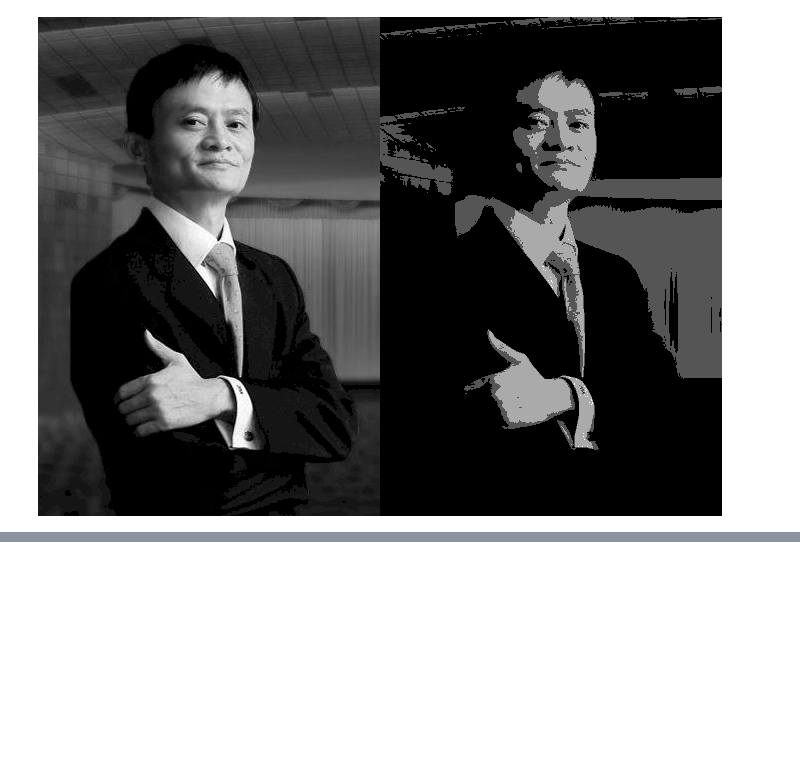
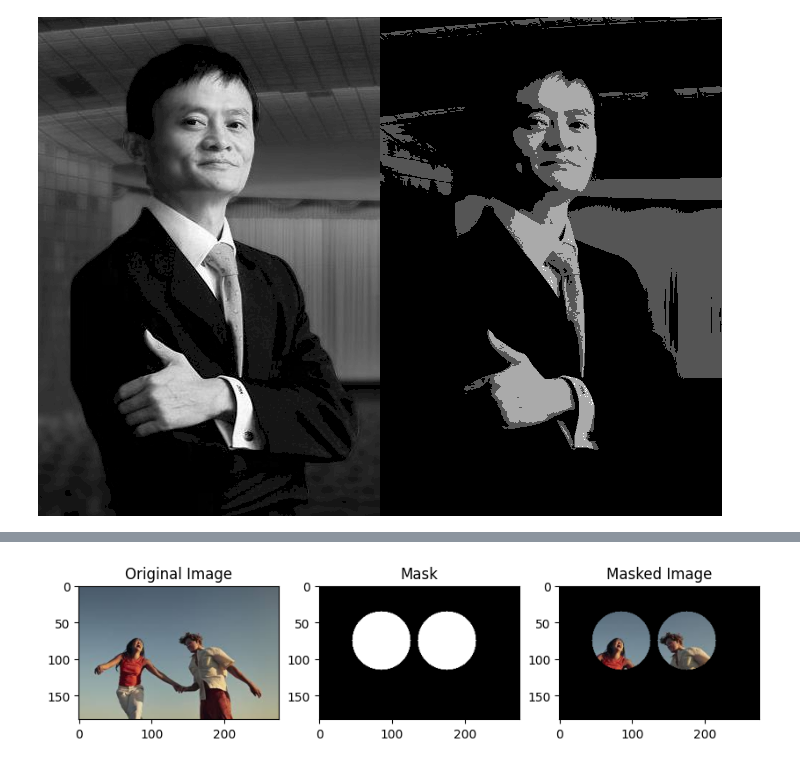
Before and after one commit to RayhanPradana/PCVK_Rayhan-Pradana, a Jupyter notebook: PCVK_Modul_5_Rayhan_Pradana.ipynb, the cells around one changed output, grey strips where cells are left out. Drawn from its saved outputs; the diff is of its cells as text; code cells hidden in the pictures; blank space fills up the shorter version.

```diff
--- a/PCVK_Modul_5_Rayhan_Pradana.ipynb
+++ b/PCVK_Modul_5_Rayhan_Pradana.ipynb
@@ -128,0 +116,31 @@ Hasil PSNR untuk setiap jumlah citra yang di-average: [28.14428614276236, 27.592
+# %%
+image = cv2.imread('/content/drive/MyDrive/Bahan PCVK/couple.jpg')
+
+image_rgb = cv2.cvtColor(image, cv2.COLOR_BGR2RGB)
+
+mask1 = np.zeros(image_rgb.shape[:2], dtype="uint8")
+cv2.circle(mask1, (85, 75), 40, 255, -1)  # Posisi di wajah orang kiri
+
+mask2 = np.zeros(image_rgb.shape[:2], dtype="uint8")
+cv2.circle(mask2, (175, 75), 40, 255, -1)  # Posisi di wajah orang kanan
+
+combined_mask = cv2.bitwise_or(mask1, mask2)
+
+masked_image = cv2.bitwise_and(image_rgb, image_rgb, mask=combined_mask)
+
+plt.figure(figsize=(10, 4))
+
+plt.subplot(1, 3, 1)
+plt.imshow(image_rgb)
+plt.title('Original Image')
+
+plt.subplot(1, 3, 2)
+plt.imshow(combined_mask, cmap='gray')
+plt.title('Mask')
+
+plt.subplot(1, 3, 3)
+plt.imshow(masked_image)
+plt.title('Masked Image')
+plt.show()
+# %% [output]
+[figure, added]
```
Also changed, not shown: parts of 4 cells of this notebook.
